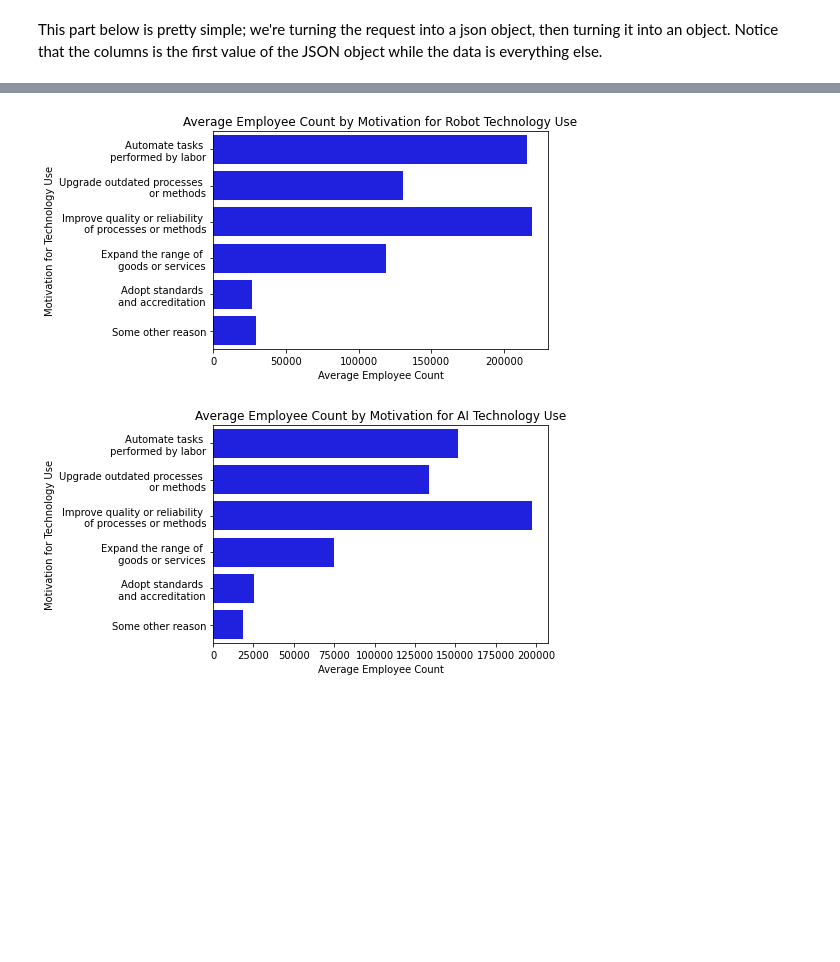
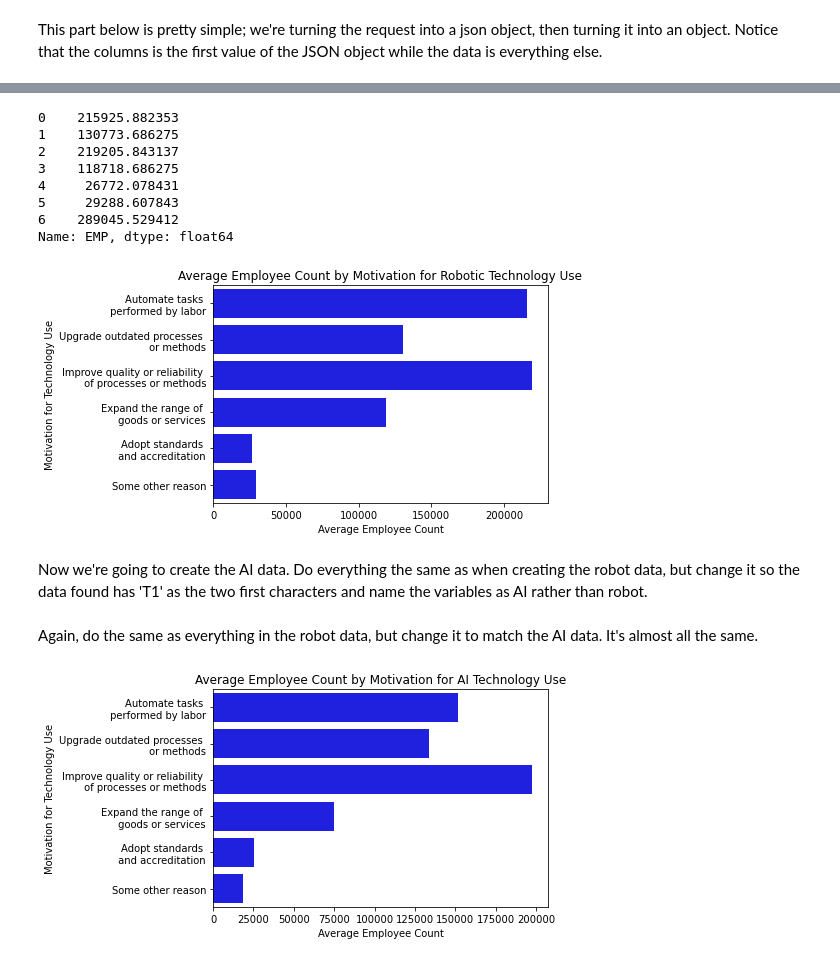
Before and after one commit to OnionYams/M8-Assess, a Jupyter notebook: jared_data_analysis.ipynb, the cells around one changed output, grey strips where cells are left out. Cells and saved outputs as stored; diff of their text form; code cells hidden in the pictures; blank space fills up the shorter version.

```diff
--- a/jared_data_analysis.ipynb
+++ b/jared_data_analysis.ipynb
@@ -163,22 +110,27 @@ tech_df_specialized_equipment_plot = plt.ticklabel_format(style = 'plain', axis
 # %%
-tech_df_motusetech_robot = tech_df[tech_df['MOTUSETECH'].str[0:2] == 'T4']
-tech_df_motusetech_robot = tech_df_motusetech_robot[tech_df_motusetech_robot['ETH_GROUP_LABEL'] == 'Total']
-tech_df_motusetech_robot['EMP'] = tech_df_motusetech_robot['EMP'].astype('int32')
-tech_df_motusetech_robot_grouped = tech_df_motusetech_robot.groupby('MOTUSETECH', as_index = False)['EMP'].mean()
-
 tech_df_motusetech_robot_reason = tech_df_motusetech_robot_grouped['MOTUSETECH'][0:6]
 tech_df_motusetech_robot_reason = tech_df_motusetech_robot_reason.replace('T4E13C01', 'Automate tasks \n performed by labor')
 tech_df_motusetech_robot_reason = tech_df_motusetech_robot_reason.replace('T4E13C02', 'Upgrade outdated processes \n or methods')
 tech_df_motusetech_robot_reason = tech_df_motusetech_robot_reason.replace('T4E13C03', 'Improve quality or reliability \n of processes or methods')
 tech_df_motusetech_robot_reason = tech_df_motusetech_robot_reason.replace('T4E13C04', 'Expand the range of \n goods or services')
 tech_df_motusetech_robot_reason = tech_df_motusetech_robot_reason.replace('T4E13C05', 'Adopt standards \n and accreditation')
 tech_df_motusetech_robot_reason = tech_df_motusetech_robot_reason.replace('T4E13C06', 'Some other reason')
 
 tech_df_robot_emp = tech_df_motusetech_robot_grouped['EMP'][0:6]
 tech_df_robot_emp
 
 sns.barplot(x = tech_df_robot_emp, y = tech_df_motusetech_robot_reason, color = 'Blue').set(xlabel = 'Average Employee Count',
 ylabel = 'Motivation for Technology Use',
-title = 'Average Employee Count by Motivation for Robot Technology Use');
+title = 'Average Employee Count by Motivation for Robotic Technology Use');
 # %% [output]
+0    215925.882353
+1    130773.686275
+2    219205.843137
+3    118718.686275
+4     26772.078431
+5     29288.607843
+6    289045.529412
+Name: EMP, dtype: float64
-[figure, old version]
+[figure, new version]
+# %% [markdown]
+Now we're going to create the AI data. Do everything the same as when creating the robot data, but change it so the data found has 'T1' as the two first characters and name the variables as AI rather than robot.
@@ -185 +142,3 @@ title = 'Average Employee Count by Motivation for Robot Technology Use');
+# %% [markdown]
+Again, do the same as everything in the robot data, but change it to match the AI data. It's almost all the same.
 # %%
```
Also changed, not shown: parts of 15 cells of this notebook.
